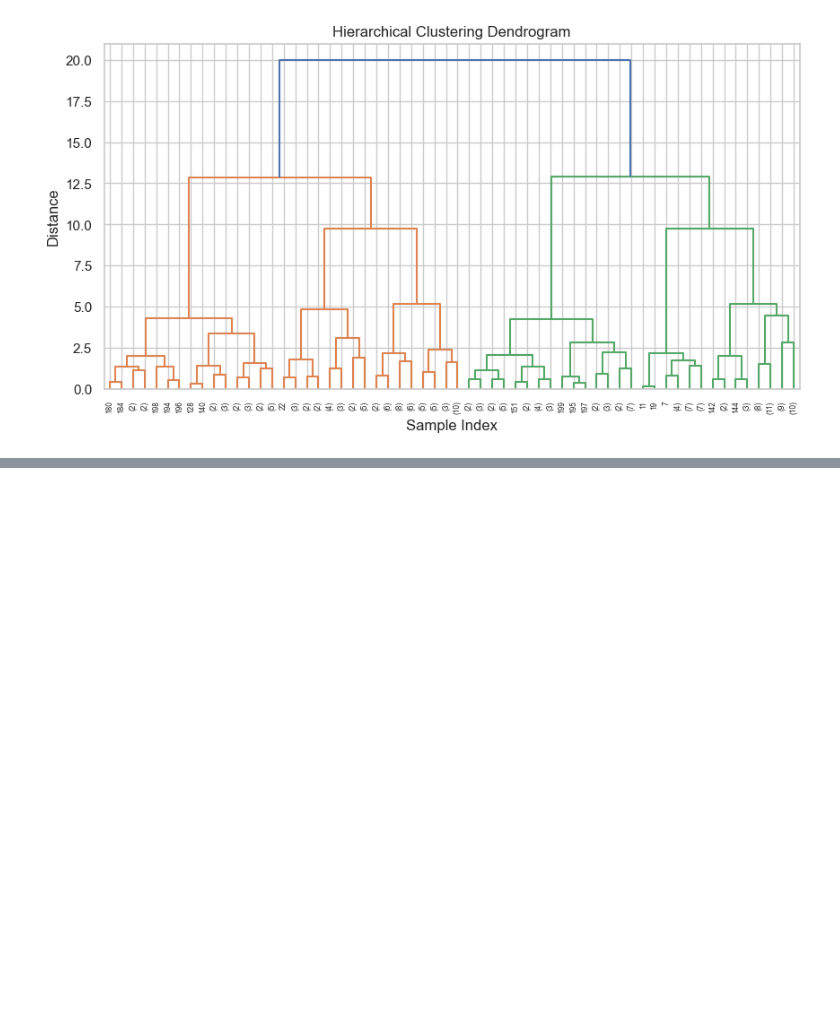
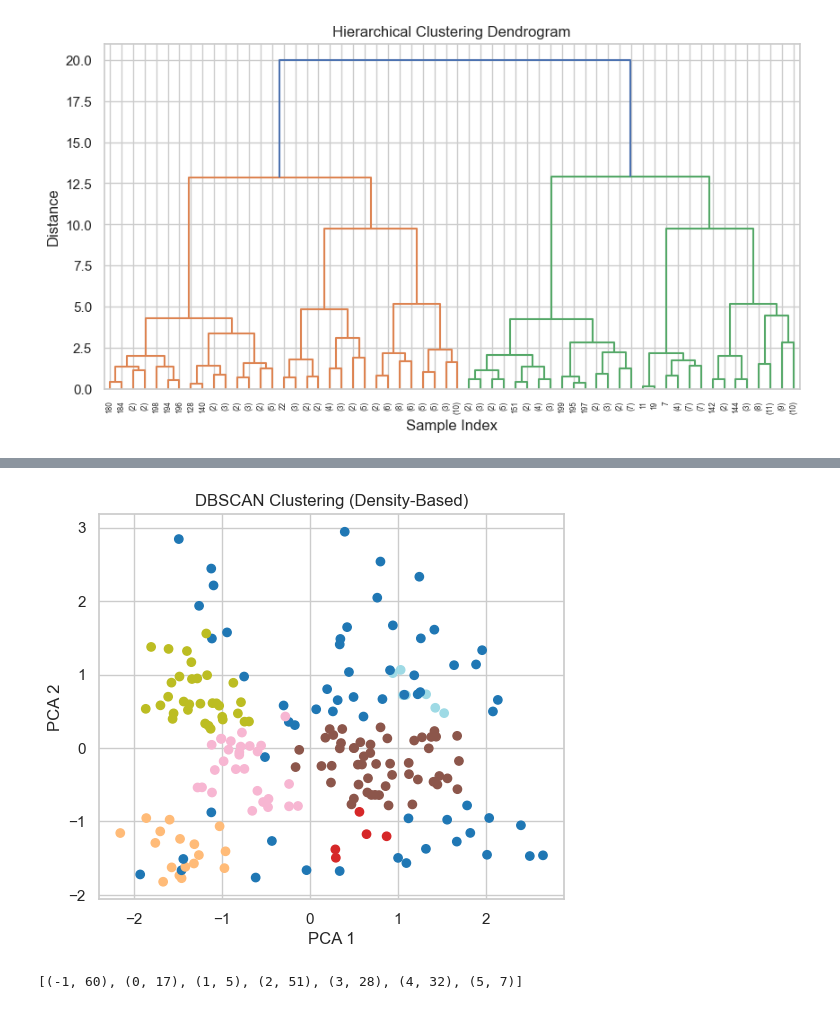
Before and after one commit to DarkSoulsV/CSCA-5632---Final-Project, a Jupyter notebook: Final_CSCA 5632.ipynb, the cells around one changed output, grey strips where cells are left out. Saved outputs shown, nothing was run; the diff lists cells and outputs as text; code cells hidden in the pictures; blank space fills up the shorter version.

```diff
--- a/Final_CSCA 5632.ipynb
+++ b/Final_CSCA 5632.ipynb
@@ -531,0 +568,23 @@ plt.show()
+# %%
+from sklearn.cluster import DBSCAN
+
+# Try DBSCAN with some reasonable defaults
+dbscan = DBSCAN(eps=0.5, min_samples=5)
+db_labels = dbscan.fit_predict(X_scaled)
+
+# Visualization using PCA
+plt.figure(figsize=(6,5))
+plt.scatter(X_pca[:,0], X_pca[:,1], c=db_labels, cmap='tab20')
+plt.title("DBSCAN Clustering (Density-Based)")
+plt.xlabel("PCA 1")
+plt.ylabel("PCA 2")
+plt.grid(True)
+plt.show()
+
+# Count labels
+import numpy as np
+(unique, counts) = np.unique(db_labels, return_counts=True)
+list(zip(unique, counts))
+# %% [output]
+[figure, added]
+[(-1, 60), (0, 17), (1, 5), (2, 51), (3, 28), (4, 32), (5, 7)]
```
Also changed, not shown: parts of 6 cells of this notebook.
